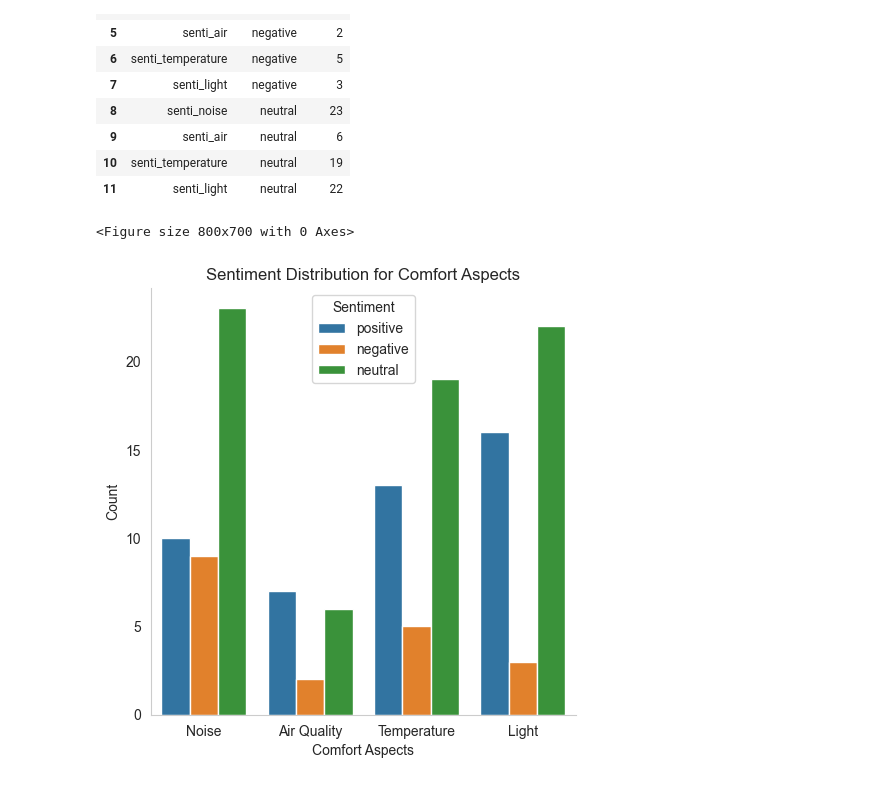
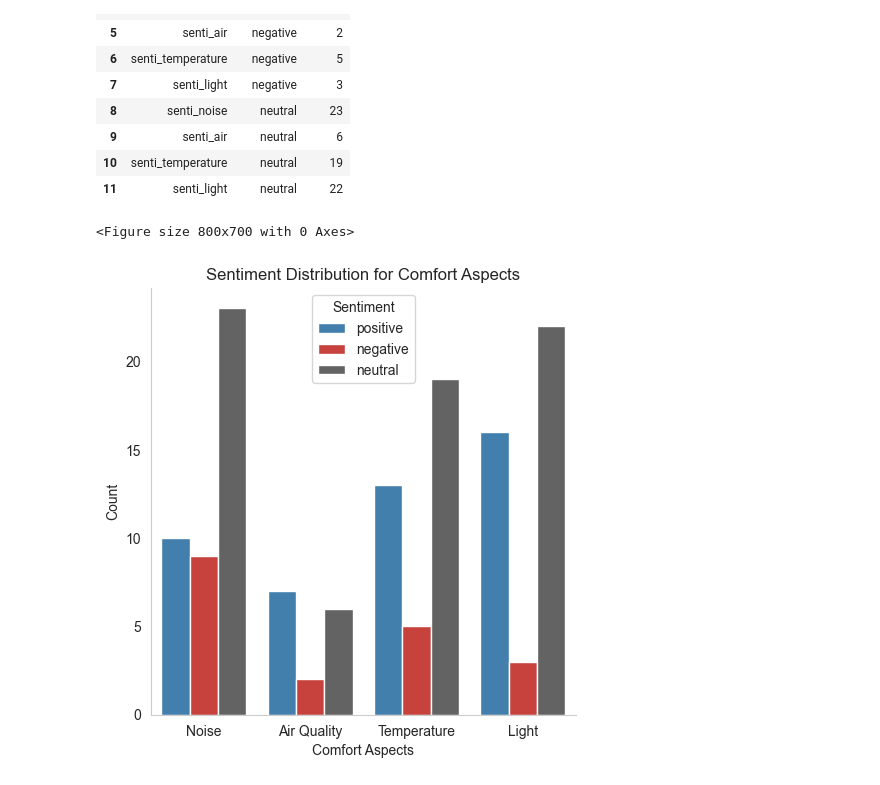
Before and after one commit to shrutirao94/language-comfort-emotions, a Jupyter notebook: sentiment-analysis.ipynb, the cells around one changed output. Cells and saved outputs as stored; diff of their text form; code cells hidden in the pictures.

```diff
--- a/sentiment-analysis.ipynb
+++ b/sentiment-analysis.ipynb
@@ -632,25 +580,32 @@ dist_df
 # %%
 # Set Seaborn style
 custom_ticks = ['Noise', 'Air Quality', 'Temperature', 'Light']
+custom_palette = {'positive': '#3182bd',
+                  'negative': '#de2d26',
+                  'neutral': '#636363'}
 
 # Create grouped bar plot using Seaborn catplot
 plt.figure(figsize=(8, 7))
-plot = sns.catplot(x='index', y='Count', hue='Sentiment',
+plot = sns.catplot(x='index',
+                   y='Count',
+                   hue='Sentiment',
                    data=dist_df,
                    kind='bar',
-                   legend=False)
+                   legend=False,
+                   palette=custom_palette
+                  )
 plt.xlabel('Comfort Aspects')
 plt.ylabel('Count')
 plot.set_xticklabels(custom_ticks)
 plt.title('Sentiment Distribution for Comfort Aspects')
 
 ax = plot.ax
 handles, labels = ax.get_legend_handles_labels()
 ax.legend(handles[0:3], labels[0:3], title='Sentiment')
 
 # plt.tight_layout()
 plt.savefig('plots/comfort-aspect-sentiments-count.jpg',
             dpi=300, bbox_inches='tight')
 # %% [output]
 <Figure size 800x700 with 0 Axes>
-[figure, old version]
+[figure, new version]
```
Also changed, not shown: parts of 8 cells of this notebook.
